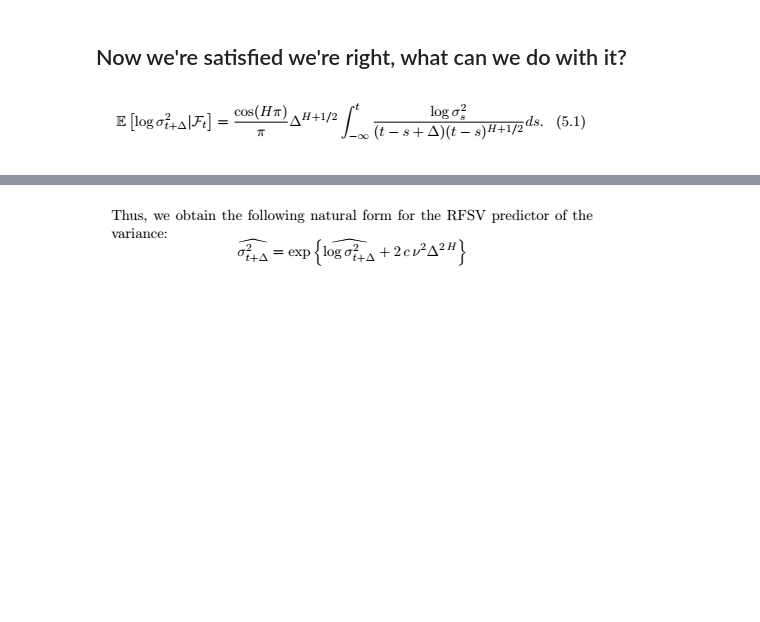
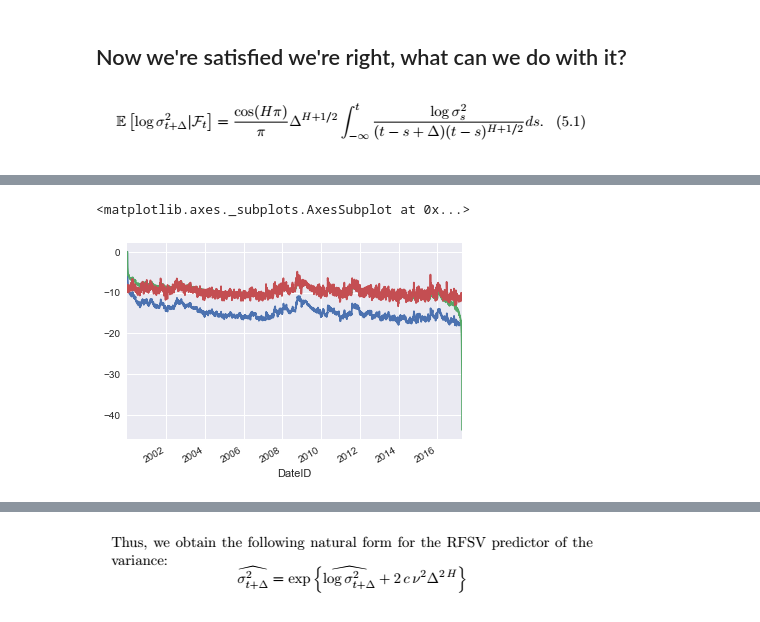
Before and after one commit to ef4s/RoughVol, a Jupyter notebook: Untitled.ipynb, the cells around one changed output, grey strips where cells are left out. Saved outputs shown, nothing was run; the diff lists cells and outputs as text; code cells hidden in the pictures; blank space fills up the shorter version.

```diff
--- a/Untitled.ipynb
+++ b/Untitled.ipynb
@@ -229,0 +308,7 @@ def RSFV(H, Delta, F):
+# %%
+# (a/e).multiply(man_log_var, axis=0).sum(axis=0).plot()
+((a/e).multiply(man_log_var, axis=0).sum(axis=0) / (a / e).sum(axis=1)).plot()
+man_log_var.plot()
+# %% [output]
+<matplotlib.axes._subplots.AxesSubplot at 0x...>
+[figure, added]
```
Also changed, not shown: parts of 18 cells of this notebook, 7 other files.
